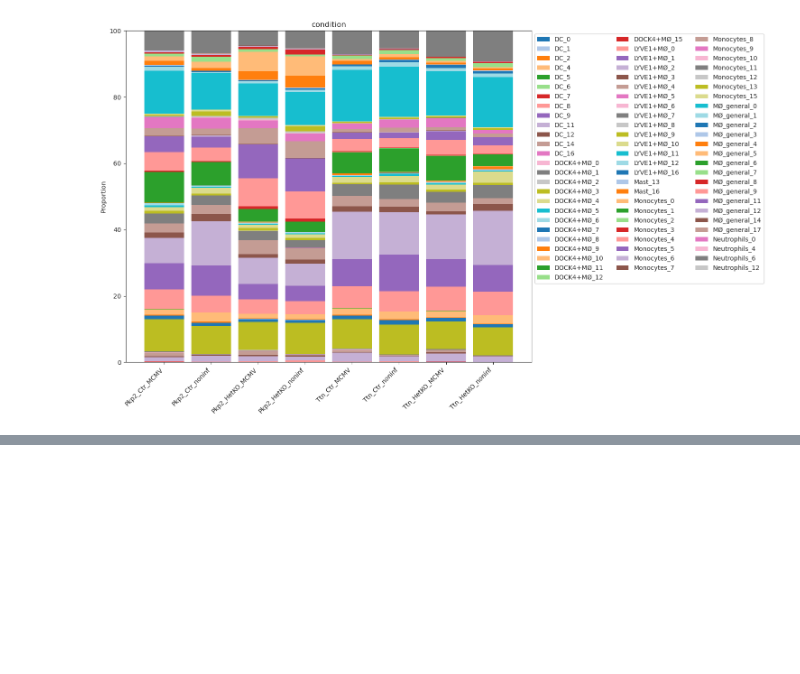
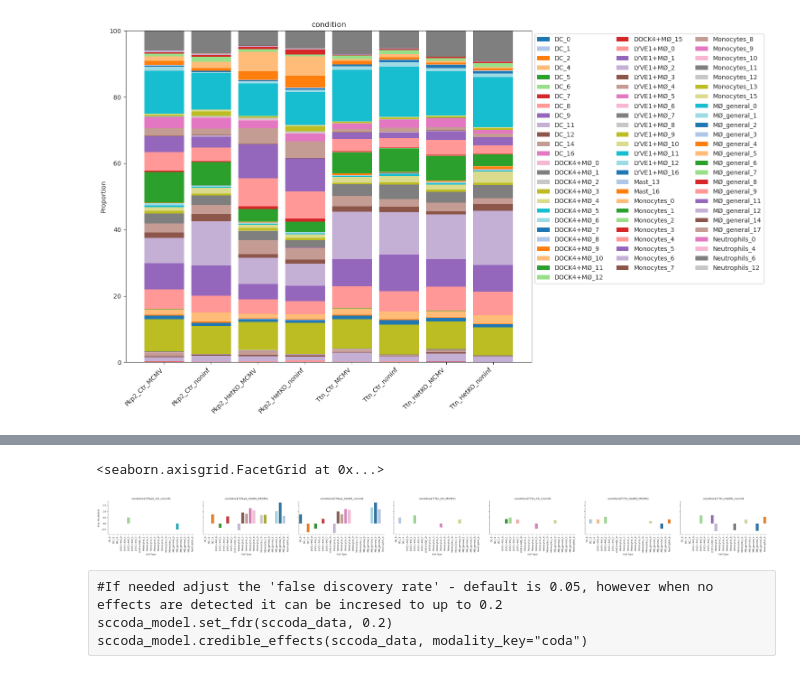
Before and after one commit to Ale-x-andra24/ACM_Mouse_Immune, a Jupyter notebook: 4_label_transfer_scANVI/Seed_label_myeloids_lymphoids/20240327_6D_ACM_calculate_statistics_myeloids.ipynb, the cells around one changed output, grey strips where cells are left out. Cells and saved outputs as stored; diff of their text form; code cells hidden in the pictures; blank space fills up the shorter version.

Commit message:
running scCoda on myeloids

```diff
--- a/4_label_transfer_scANVI/Seed_label_myeloids_lymphoids/20240327_6D_ACM_calculate_statistics_myeloids.ipynb
+++ b/4_label_transfer_scANVI/Seed_label_myeloids_lymphoids/20240327_6D_ACM_calculate_statistics_myeloids.ipynb
@@ -170,2 +265,11 @@ KeyboardInterrupt:
+# %%
+pt.pl.coda.effects_barplot(sccoda_data, modality_key="coda", parameter="Final Parameter")
+# %% [output]
+<seaborn.axisgrid.FacetGrid at 0x...>
+[figure, added]
+# %% [raw]
+#If needed adjust the 'false discovery rate' - default is 0.05, however when no effects are detected it can be incresed to up to 0.2
+sccoda_model.set_fdr(sccoda_data, 0.2)
+sccoda_model.credible_effects(sccoda_data, modality_key="coda")
 # %%
 sccoda_data
```
Also changed, not shown: parts of 16 cells of this notebook.
